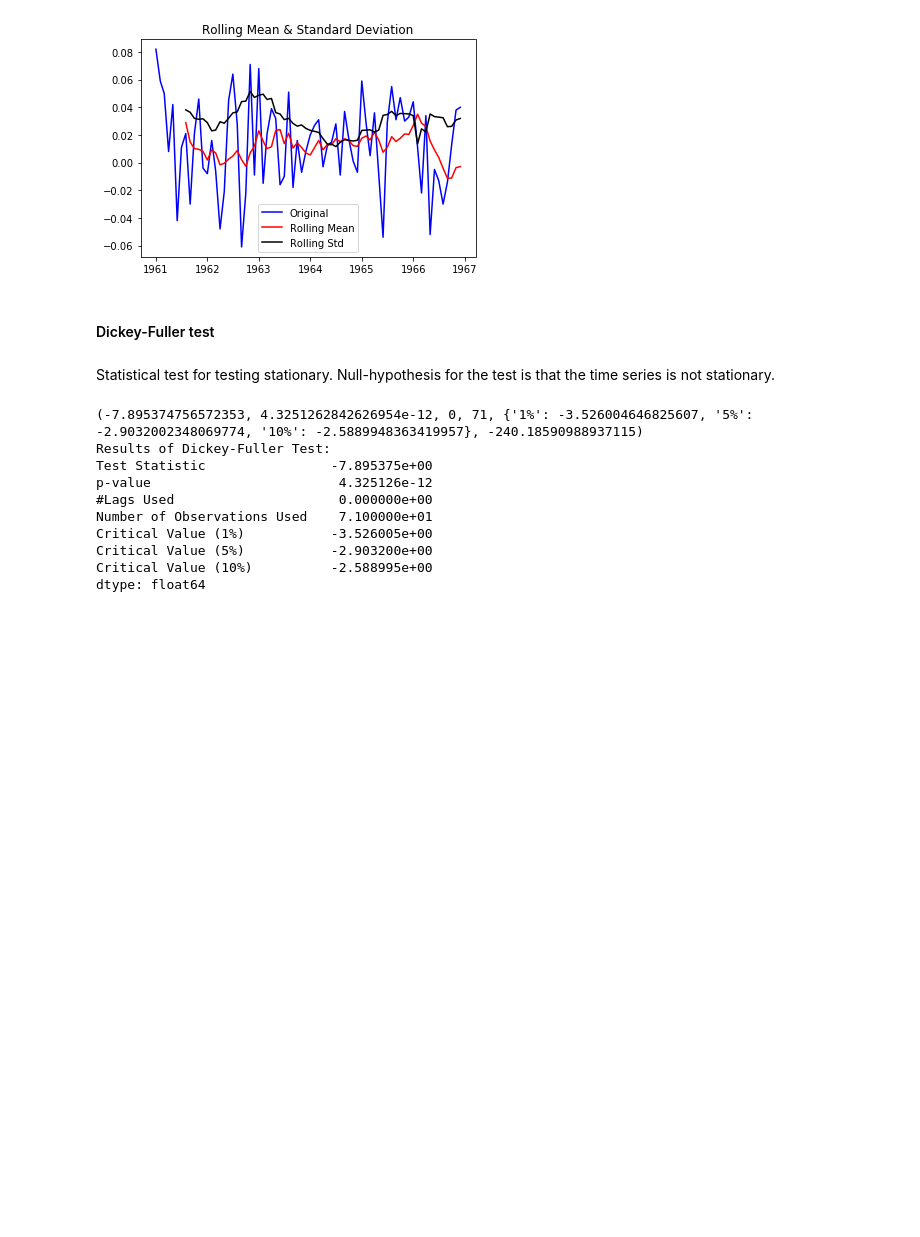
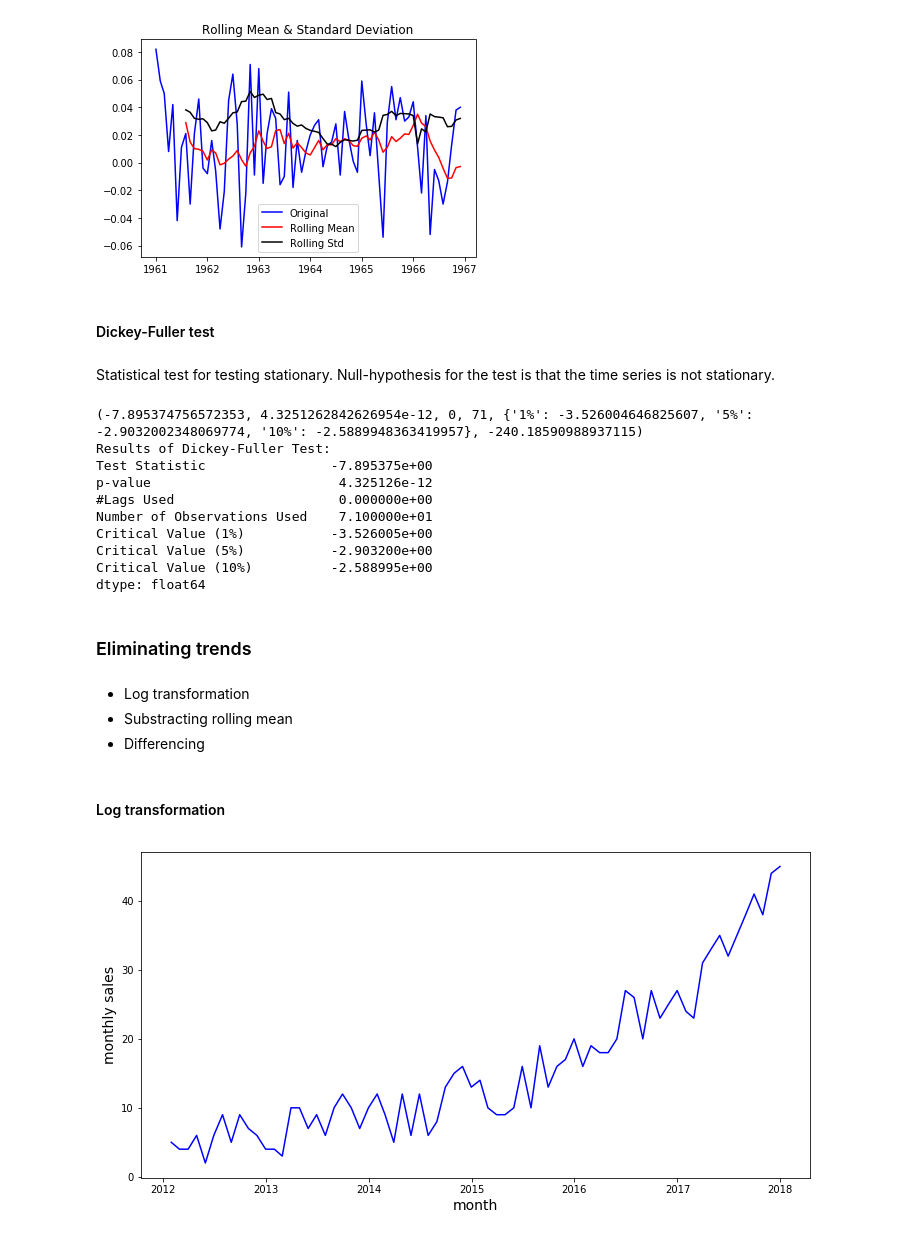
Before and after one commit to bartomolina/dscurriculum, a Jupyter notebook: m4/31.time series.ipynb, the cells around one changed output. Cells and saved outputs as stored; diff of their text form; code cells hidden in the pictures; blank space fills up the shorter version.

```diff
--- a/m4/31.time series.ipynb
+++ b/m4/31.time series.ipynb
@@ -134,3 +135,31 @@ Critical Value (1%)           -3.526005e+00
 Critical Value (5%)           -2.903200e+00
 Critical Value (10%)          -2.588995e+00
 dtype: float64
+# %% [markdown]
+### Eliminating trends
+# %% [markdown]
+- Log transformation
+- Substracting rolling mean
+- Differencing
+# %% [markdown]
+#### Log transformation
+# %%
+years = pd.date_range('2012-01', periods=72, freq="M")
+index = pd.DatetimeIndex(years)
+
+np.random.seed(3456)
+sales= np.random.randint(-4, high=4, size=72)
+bigger = np.array([0,0,0,0,0,0,0,0,0,1,1,1,1,1,1,1,1,1,1,1,3,3,3,3,
+                   3,3,3,3,3,3,3,3,7,7,7,7,7,7,7,7,7,7,7,
+                   11,11,11,11,11,11,11,11,11,11,18,18,18,
+                   18,18,18,18,18,18,26,26,26,26,26,36,36,36,36,36])
+final_series = sales+bigger+6
+data = pd.Series(final_series, index=index)
+# %%
+fig = plt.figure(figsize=(12,6))
+plt.plot(data, color="blue")
+plt.xlabel("month", fontsize=14)
+plt.ylabel("monthly sales", fontsize=14)
+plt.show()
+# %% [output]
+[figure, added]
```
Also changed, not shown: parts of 9 cells of this notebook.
